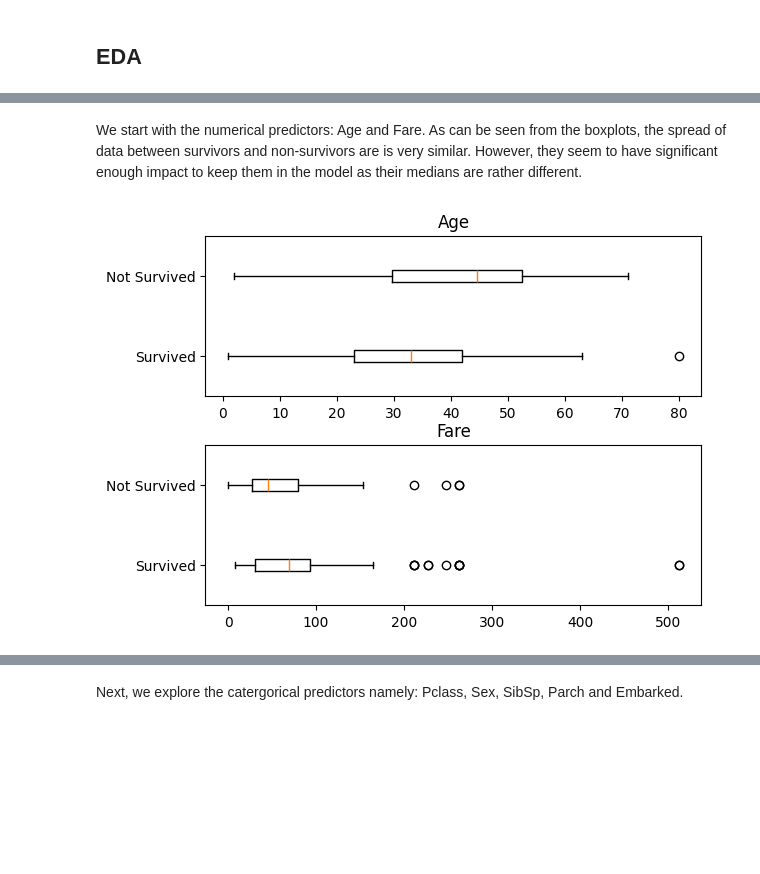
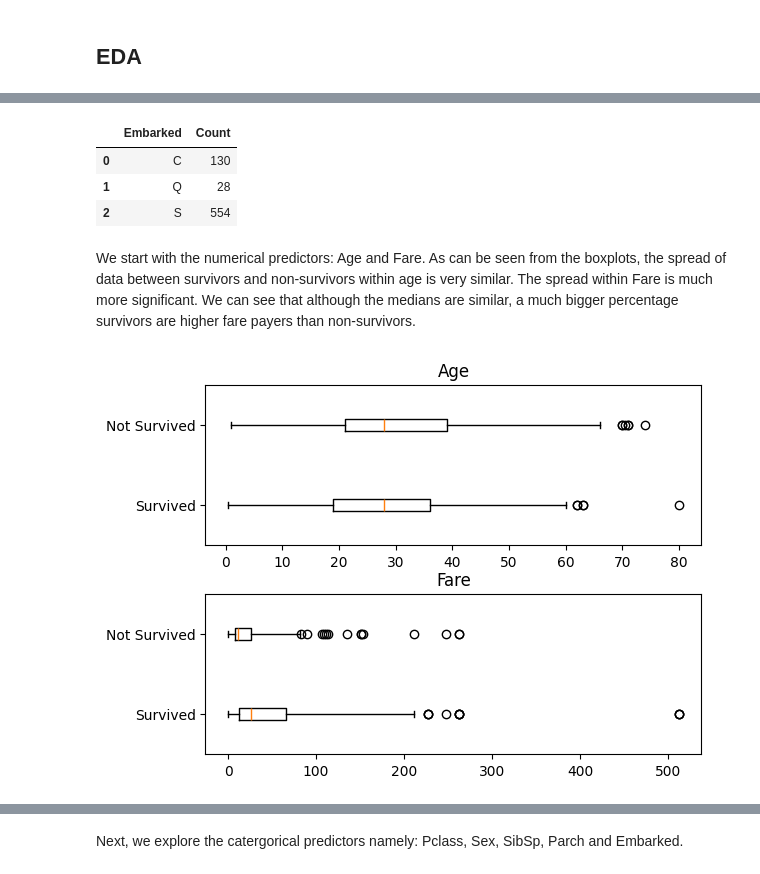
Before and after one commit to de-longhi/Kaggle-Titanic-Classification, a Jupyter notebook: Notebooks/Titanic.ipynb, the cells around one changed output, grey strips where cells are left out. Drawn from its saved outputs; the diff is of its cells as text; code cells hidden in the pictures; blank space fills up the shorter version.

Commit message:
finished EDA, starting with model

```diff
--- a/Notebooks/Titanic.ipynb
+++ b/Notebooks/Titanic.ipynb
@@ -51,14 +44,21 @@ df
+# %%
+temp.groupby("Embarked")["PassengerId"].count().reset_index(name = "Count")
+# %% [output]
+|  | Embarked | Count |
+| 0 | C | 130 |
+| 1 | Q | 28 |
+| 2 | S | 554 |
 # %%
-survived_data = df.loc[df["Survived"] == 1, :].dropna(axis = "index")
-not_survived_data = df.loc[df["Survived"] == 0, :].dropna(axis = "index")
+survived_data = df.loc[df["Survived"] == 1, :].dropna(axis = "index", subset = "Age")
+not_survived_data = df.loc[df["Survived"] == 0, :].dropna(axis = "index", subset = "Age")
 # %% [markdown]
-We start with the numerical predictors: Age and Fare. As can be seen from the boxplots, the spread of data between survivors and non-survivors are is very similar. However, they seem to have significant enough impact to keep them in the model as their medians are rather different.
+We start with the numerical predictors: Age and Fare. As can be seen from the boxplots, the spread of data between survivors and non-survivors within age is very similar. The spread within Fare is much more significant. We can see that although the medians are similar, a much bigger percentage survivors are higher fare payers than non-survivors.
 # %%
 fig_num, axs_num = plt.subplots(2)
 plt.subplots_adjust(hspace=0.3)
 axs_num[0].boxplot([survived_data.loc[:, "Age"].values, not_survived_data.loc[:, "Age"].values], labels=['Survived', 'Not Survived'], vert = False);
 axs_num[0].set_title("Age");
-axs_num[1].boxplot([survived_data.loc[:, "Fare"].values, not_survived_data.loc[:, "Fare"].values], labels=['Survived', 'Not Survived'], vert = False);
-axs_num[1].set_title("Fare");
+axs_num[1].boxplot([survived_data.loc[:, "Fare"].values, not_survived_data.loc[:, "Fare"].values], labels=['Survived', 'Not Survived'], vert = False, whis = 3);
+axs_num[1].set_title("Fare"); # Outlier sensitivity has been decreased to increase visibility
 # %% [output]
-[figure, old version]
+[figure, new version]
```
Also changed, not shown: parts of 12 cells of this notebook.
